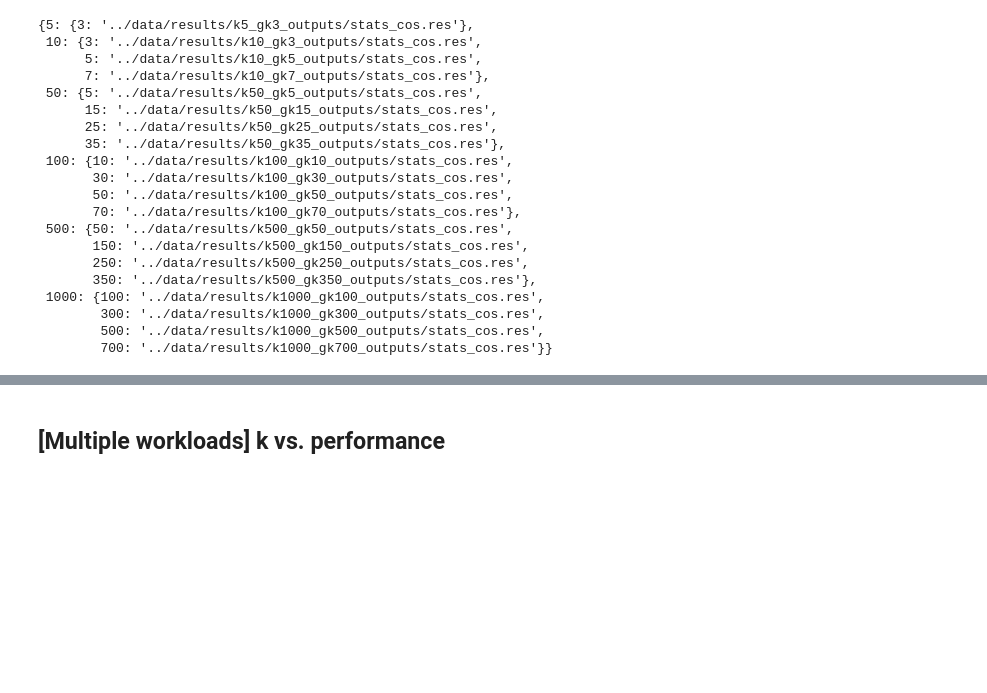
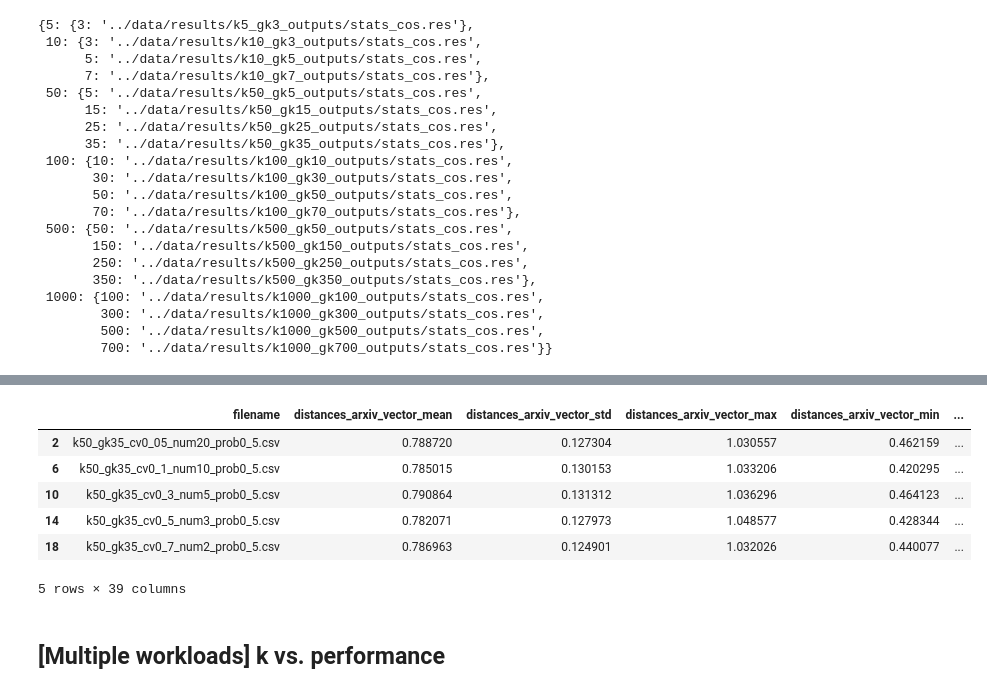
Before and after one commit to zyang37/beyond_vector_search, a Jupyter notebook: notebooks/zy_plots_cosSIM.ipynb, the cells around one changed output, grey strips where cells are left out. Saved outputs shown, nothing was run; the diff lists cells and outputs as text; code cells hidden in the pictures; blank space fills up the shorter version.

```diff
--- a/notebooks/zy_plots_cosSIM.ipynb
+++ b/notebooks/zy_plots_cosSIM.ipynb
@@ -611,3 +603,13 @@ for k, gk_fp in k_gk_dict.items():
+# %%
+df
+# %% [output]
+|  | filename | distances_arxiv_vector_mean | distances_arxiv_vector_std | distances_arxiv_vector_max | distances_arxiv_vector_min | ... |
+| 2 | k50_gk35_cv0_05_num20_prob0_5.csv | 0.788720 | 0.127304 | 1.030557 | 0.462159 | ... |
+| 6 | k50_gk35_cv0_1_num10_prob0_5.csv | 0.785015 | 0.130153 | 1.033206 | 0.420295 | ... |
+| 10 | k50_gk35_cv0_3_num5_prob0_5.csv | 0.790864 | 0.131312 | 1.036296 | 0.464123 | ... |
+| 14 | k50_gk35_cv0_5_num3_prob0_5.csv | 0.782071 | 0.127973 | 1.048577 | 0.428344 | ... |
+| 18 | k50_gk35_cv0_7_num2_prob0_5.csv | 0.786963 | 0.124901 | 1.032026 | 0.440077 | ... |
+5 rows × 39 columns
 # %% [markdown]
 ## [Multiple workloads] k vs. performance
 # %%
```
Also changed, not shown: parts of 3 cells of this notebook, 9 other files.
